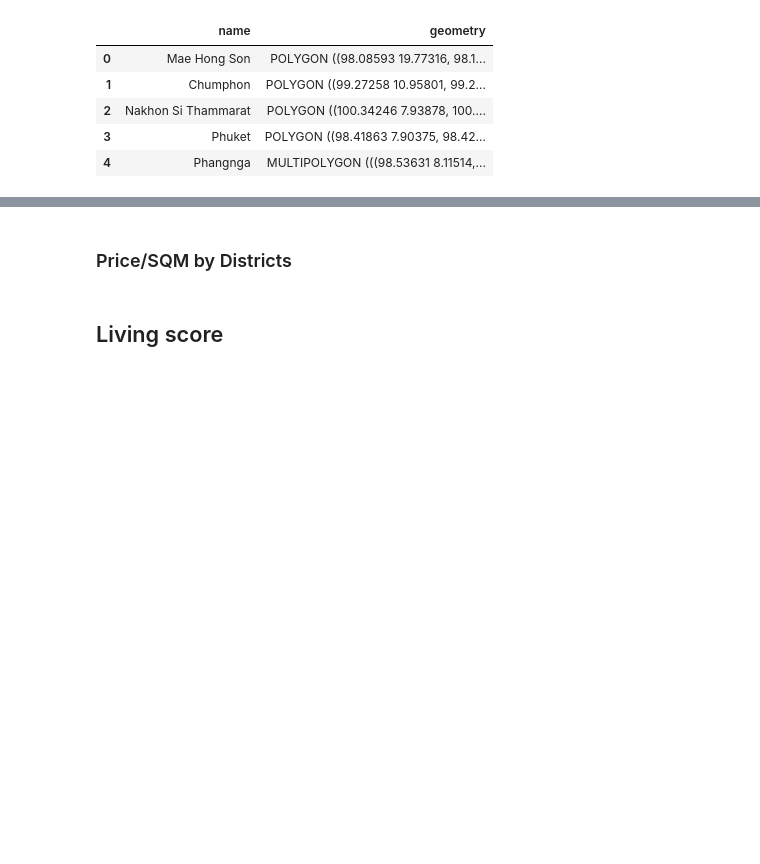
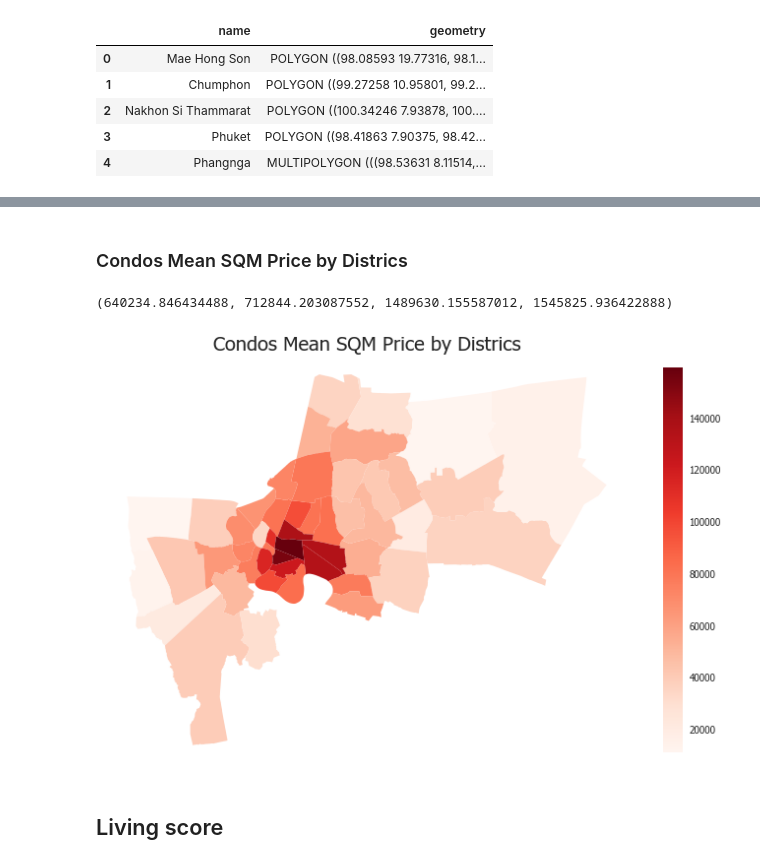
Before and after one commit to terjirapat/DADS5001-Project, a Jupyter notebook: project.ipynb, the cells around one changed output, grey strips where cells are left out. Drawn from its saved outputs; the diff is of its cells as text; code cells hidden in the pictures; blank space fills up the shorter version.

```diff
--- a/project.ipynb
+++ b/project.ipynb
@@ -515,2 +494,2 @@ plt.axis('off')
 # %% [markdown]
-### Price/SQM by Districts
+### Condos Mean SQM Price by Districs
@@ -519,3 +496,12 @@ psqm_dct_mean = df_new.groupby()
+# %%
+geo = pd.merge(geo, dct_mean[['pricesqm']], left_on='dname', right_on=dct_count.index, how='left')
+# %%
+geo.plot(column='pricesqm', cmap='Reds', figsize=(12,12), legend=True, legend_kwds={'shrink': 0.6})
+plt.title('Condos Mean SQM Price by Districs', fontsize = 20)
+plt.axis('off')
+# %% [output]
+(640234.846434488, 712844.203087552, 1489630.155587012, 1545825.936422888)
+[figure, added]
 # %% [markdown]
 ## Living score
 # %%
```
Also changed, not shown: parts of 13 cells of this notebook.
